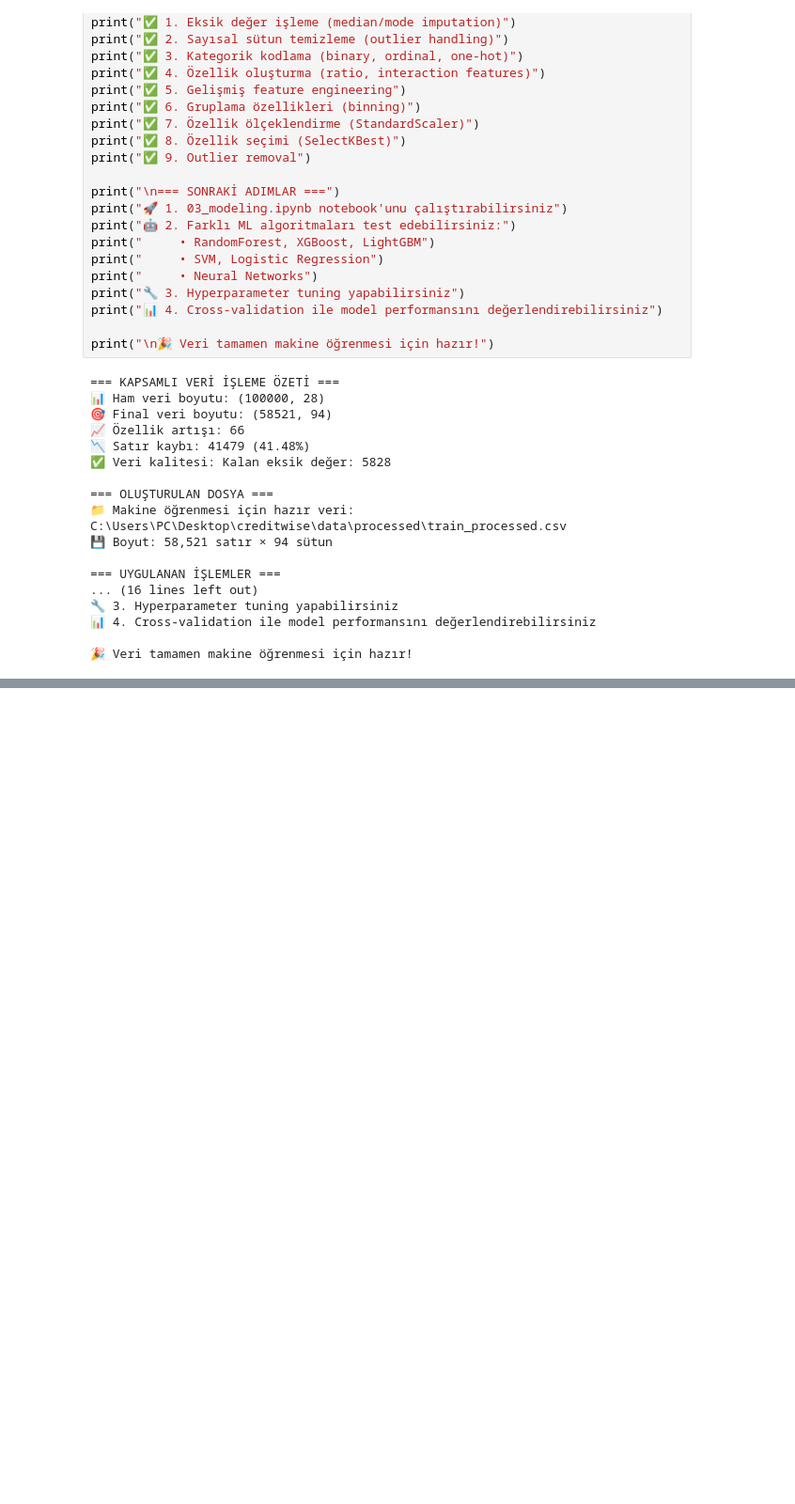
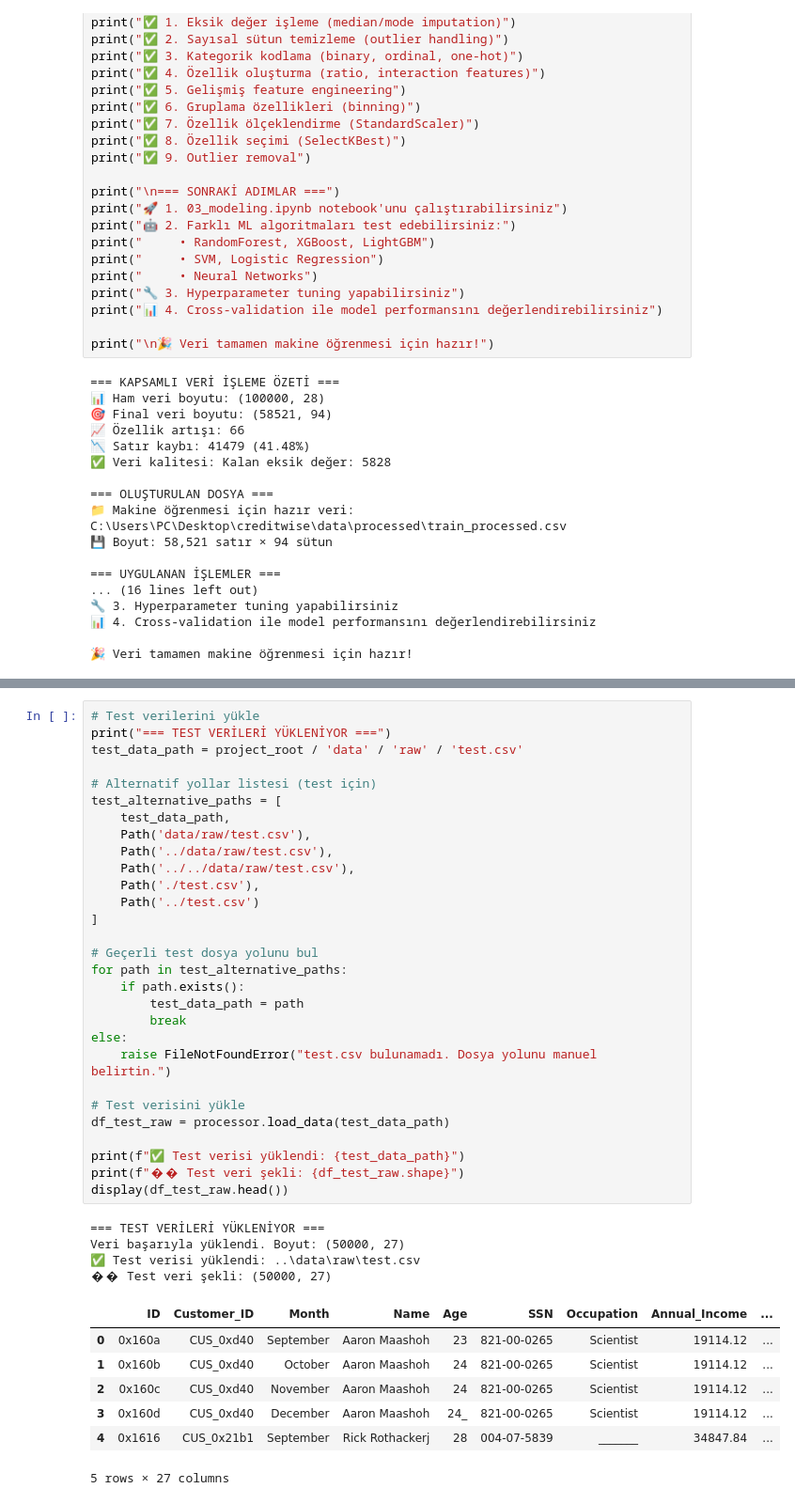
Before and after one commit to haremir/CreditWise, a Jupyter notebook: notebooks/02_preprocessing.ipynb, the cells around one changed output, grey strips where cells are left out. Shown at 94% size. Drawn from its saved outputs; the diff is of its cells as text; blank space fills up the shorter version.

```diff
--- a/notebooks/02_preprocessing.ipynb
+++ b/notebooks/02_preprocessing.ipynb
@@ -341,0 +360,41 @@ print("\n🎉 Veri tamamen makine öğrenmesi için hazır!")
+# %%
+# Test verilerini yükle
+print("=== TEST VERİLERİ YÜKLENİYOR ===")
+test_data_path = project_root / 'data' / 'raw' / 'test.csv'
+
+# Alternatif yollar listesi (test için)
+test_alternative_paths = [
+    test_data_path,
+    Path('data/raw/test.csv'),
+    Path('../data/raw/test.csv'),
+    Path('../../data/raw/test.csv'),
+    Path('./test.csv'),
+    Path('../test.csv')
+]
+
+# Geçerli test dosya yolunu bul
+for path in test_alternative_paths:
+    if path.exists():
+        test_data_path = path
+        break
+else:
+    raise FileNotFoundError("test.csv bulunamadı. Dosya yolunu manuel belirtin.")
+
+# Test verisini yükle
+df_test_raw = processor.load_data(test_data_path)
+
+print(f"✅ Test verisi yüklendi: {test_data_path}")
+print(f"�� Test veri şekli: {df_test_raw.shape}")
+display(df_test_raw.head())
+# %% [output]
+=== TEST VERİLERİ YÜKLENİYOR ===
+Veri başarıyla yüklendi. Boyut: (50000, 27)
+✅ Test verisi yüklendi: ..\data\raw\test.csv
+�� Test veri şekli: (50000, 27)
+|  | ID | Customer_ID | Month | Name | Age | SSN | Occupation | Annual_Income | ... |
+| 0 | 0x160a | CUS_0xd40 | September | Aaron Maashoh | 23 | 821-00-0265 | Scientist | 19114.12 | ... |
+| 1 | 0x160b | CUS_0xd40 | October | Aaron Maashoh | 24 | 821-00-0265 | Scientist | 19114.12 | ... |
+| 2 | 0x160c | CUS_0xd40 | November | Aaron Maashoh | 24 | 821-00-0265 | Scientist | 19114.12 | ... |
+| 3 | 0x160d | CUS_0xd40 | December | Aaron Maashoh | 24_ | 821-00-0265 | Scientist | 19114.12 | ... |
+| 4 | 0x1616 | CUS_0x21b1 | September | Rick Rothackerj | 28 | 004-07-5839 | _______ | 34847.84 | ... |
+5 rows × 27 columns
```
Also changed, not shown: parts of 6 cells of this notebook.
